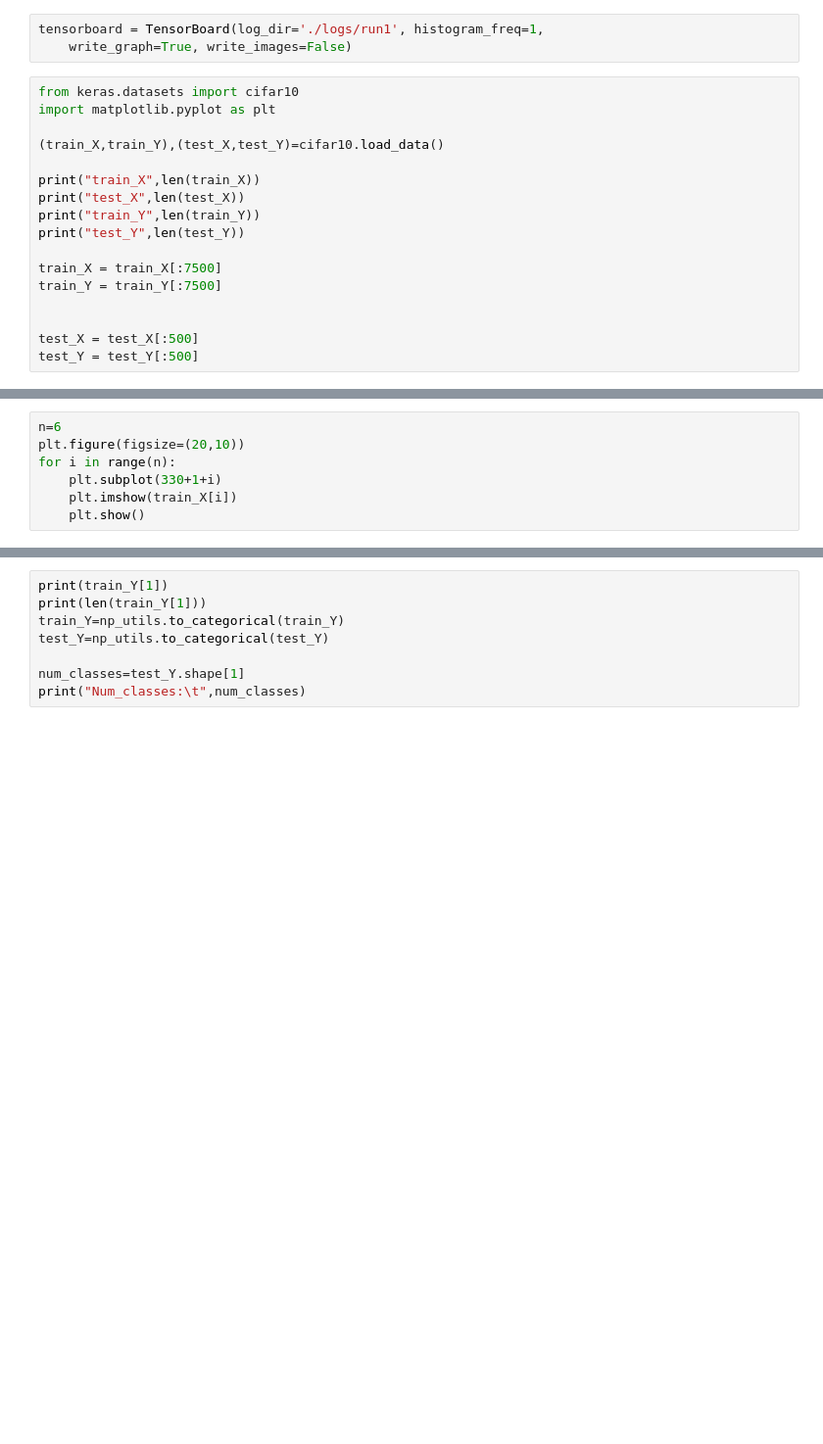
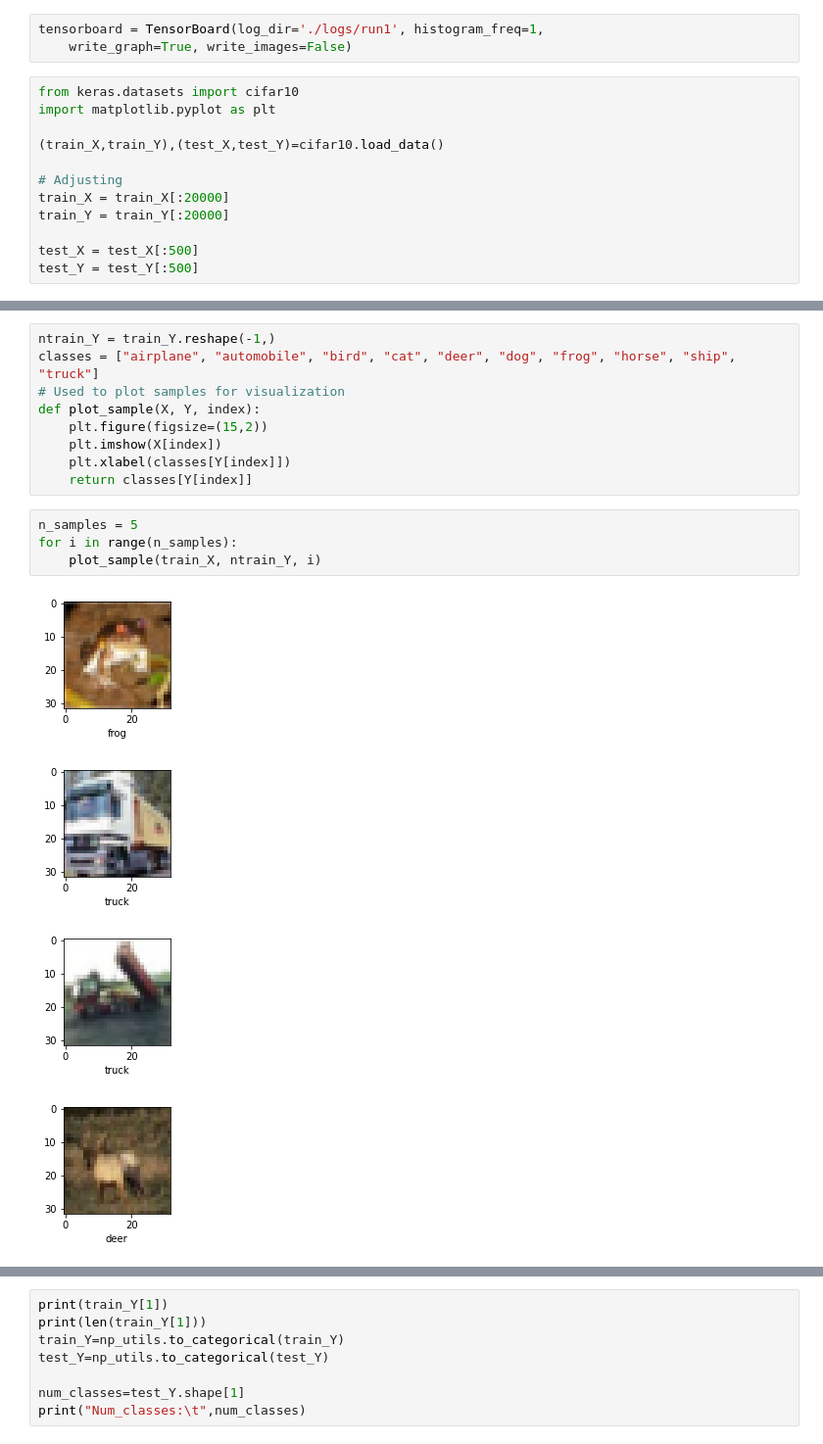
Before and after one commit to hpuma/CNN_CIFAR_FINAL, a Jupyter notebook: CSC4470-Cifar10-Image-Classification.ipynb, the cells around one changed output, grey strips where cells are left out. Shown at 98% size. Drawn from its saved outputs; the diff is of its cells as text; blank space fills up the shorter version.

```diff
--- a/CSC4470-Cifar10-Image-Classification.ipynb
+++ b/CSC4470-Cifar10-Image-Classification.ipynb
@@ -15,14 +16,9 @@ import matplotlib.pyplot as plt
 
 (train_X,train_Y),(test_X,test_Y)=cifar10.load_data()
 
-print("train_X",len(train_X))
-print("test_X",len(test_X))
-print("train_Y",len(train_Y))
-print("test_Y",len(test_Y))
-
-train_X = train_X[:7500]
-train_Y = train_Y[:7500]
-
+# Adjusting
+train_X = train_X[:20000]
+train_Y = train_Y[:20000]
 
 test_X = test_X[:500]
 test_Y = test_Y[:500]
@@ -34,7 +24,0 @@ test_Y 10000
-# %%
-n=6
-plt.figure(figsize=(20,10))
-for i in range(n):
-    plt.subplot(330+1+i)
-    plt.imshow(train_X[i])
-    plt.show()
@@ -47,0 +25,18 @@ for i in range(n):
+# %%
+ntrain_Y = train_Y.reshape(-1,)
+classes = ["airplane", "automobile", "bird", "cat", "deer", "dog", "frog", "horse", "ship", "truck"]
+# Used to plot samples for visualization
+def plot_sample(X, Y, index):
+    plt.figure(figsize=(15,2))
+    plt.imshow(X[index])
+    plt.xlabel(classes[Y[index]])
+    return classes[Y[index]]
+# %%
+n_samples = 5
+for i in range(n_samples):
+    plot_sample(train_X, ntrain_Y, i)
+# %% [output]
+[figure, added]
+[figure, added]
+[figure, added]
+[figure, added]
```
Also changed, not shown: parts of 16 cells of this notebook, 23 other files.
